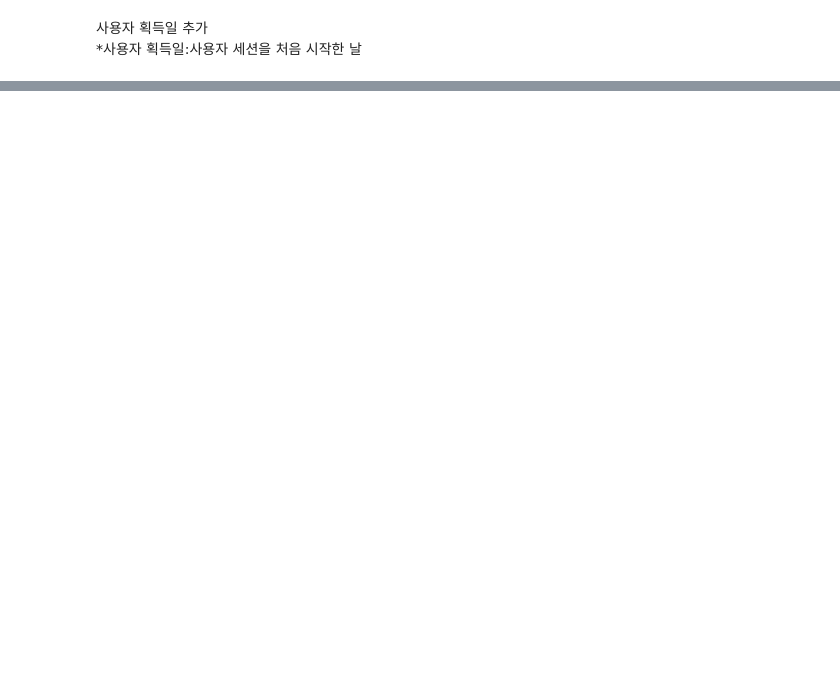
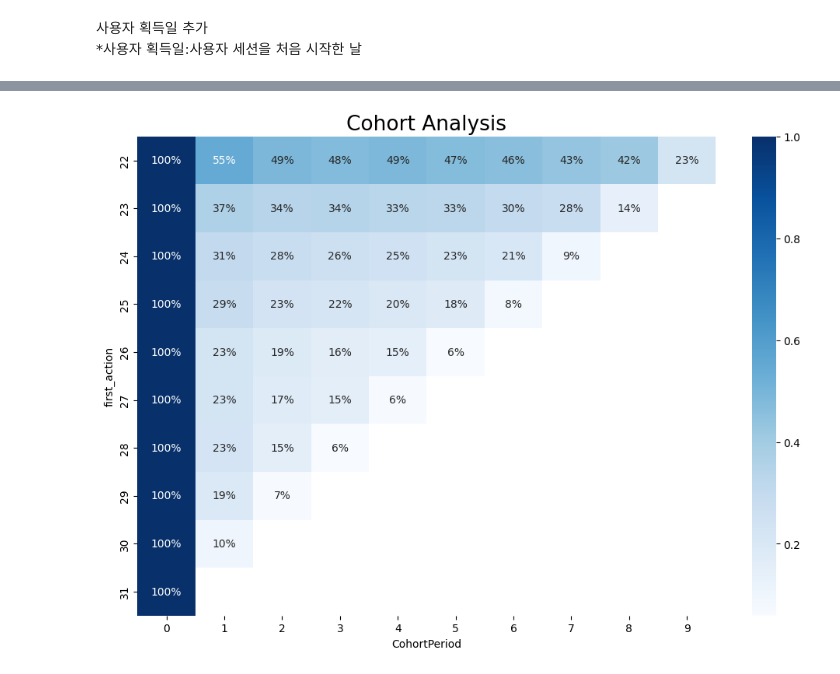
Before and after one commit to whatsasolo/eCommerce_PTJ, a Jupyter notebook: main.ipynb, the cells around one changed output, grey strips where cells are left out. Cells and saved outputs as stored; diff of their text form; code cells hidden in the pictures; blank space fills up the shorter version.

Commit message:
Add cohort analysis

```diff
--- a/main.ipynb
+++ b/main.ipynb
@@ -233,0 +360,3 @@ Name: 0, dtype: object
+# %%
+cohorts['CohortPeriod']=cohortperiod
+cohorts.head(20)
@@ -233,0 +381,3 @@ Name: 0, dtype: object
+# %%
+cohorts.set_index(['first_action','CohortPeriod'],inplace=True)
+cohorts.head()
@@ -233,0 +394,3 @@ Name: 0, dtype: object
+# %%
+cohorts=cohorts['total_users'].unstack(1)
+cohorts
@@ -233,0 +429,3 @@ Name: 0, dtype: object
+# %%
+user_retention=cohorts.divide(cohorts[0],axis=0)
+user_retention
@@ -233,0 +445,9 @@ Name: 0, dtype: object
+# %%
+%matplotlib inline
+
+plt.figure(figsize=(12, 8))
+plt.title('Cohort Analysis', fontsize=19)
+sns.heatmap(user_retention, annot=True, fmt='.0%', cmap = "Blues")
+plt.show()
+# %% [output]
+[figure, added]
```
Also changed, not shown: parts of 52 cells of this notebook.
